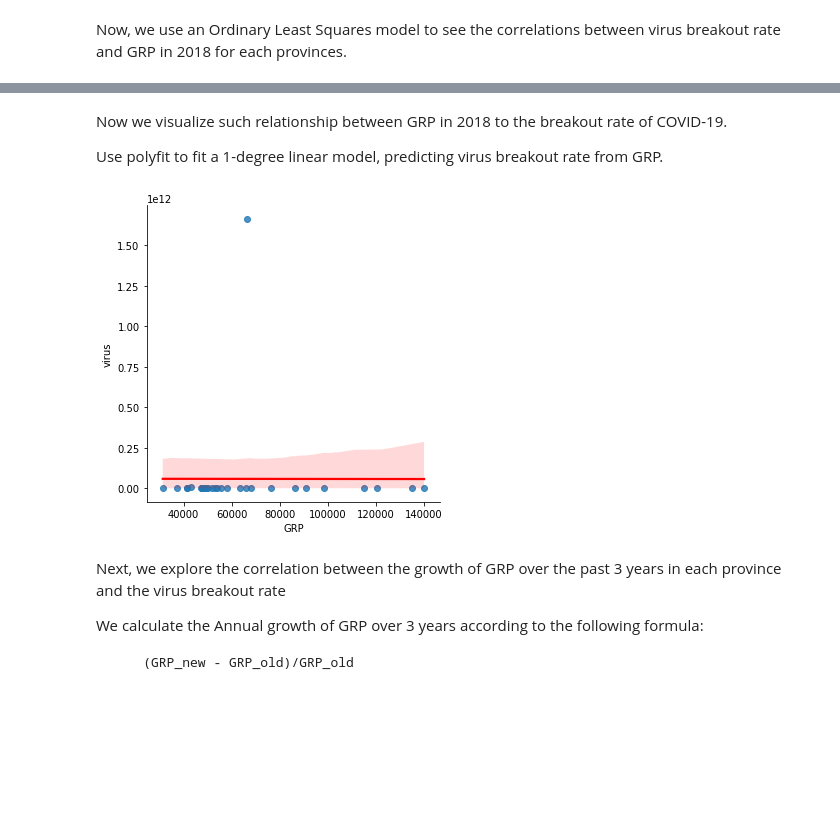
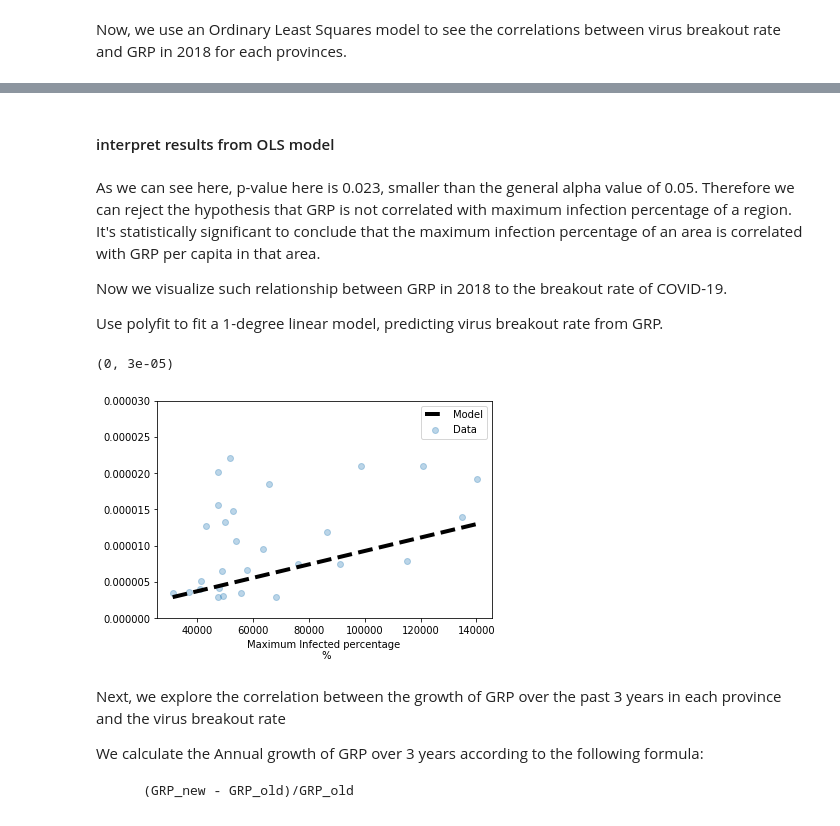
Before and after one commit to Alphaaaaabet/Regional-Economic-Status-and-COVID-19-Spread-Speed-in-China, a Jupyter notebook: FinalProject_group044.ipynb, the cells around one changed output, grey strips where cells are left out. Saved outputs shown, nothing was run; the diff lists cells and outputs as text; code cells hidden in the pictures; blank space fills up the shorter version.

```diff
--- a/FinalProject_group044.ipynb
+++ b/FinalProject_group044.ipynb
@@ -727,0 +684,12 @@ strong multicollinearity or other numerical problems.
+# %%
+#drop observation in Hubei
+GRP_virus = GRP_virus[GRP_virus.Region != 'Hubei']
+#set up the outcome and what we use to predict using pasty
+o1, p1 = patsy.dmatrices('max ~ GRP', GRP_virus)
+# Now use statsmodels to intialize an OLS linear model
+# This step initializes the model, and provides the data (but not actually compute the model)
+mod_GRP_dropped = sm.OLS(o1, p1)
+# fit the model
+res_GRP_dropped = mod_GRP_dropped.fit()
+# Check out the results
+print(res_GRP_dropped.summary())
@@ -728,20 +714,30 @@ strong multicollinearity or other numerical problems.
+# %% [markdown]
+#### interpret results from OLS model
 # %% [markdown]
+As we can see here, p-value here is 0.023, smaller than the general alpha value of 0.05. Therefore we can reject the hypothesis that GRP is not correlated with maximum infection percentage of a region. It's statistically significant to conclude that the maximum infection percentage of an area is correlated with GRP per capita in that area.
+
 Now we visualize such relationship between GRP in 2018 to the breakout rate of COVID-19.
 
 Use polyfit to fit a 1-degree linear model, predicting virus breakout rate from GRP.
-# %%
-a2, b2 = np.polyfit(GRP_virus['GRP'], GRP_virus['virus'], 1)
-#plt.plot(GRP_virus['virus'],GRP_virus['GRP'],'.')
-#plt.title('GRP vs. virus breakout rate by Province')
-#plt.xlabel("COVID-19 breakout rate \n %" )
-#plt.ylabel("GRP (yuan)")
-#pred_virus_on_GRP = GRP_virus['GRP']*a2+b2
-#plt.plot(GRP_virus['GRP'],pred_virus_on_GRP,'red')
-#make a scatter plot
-sns.lmplot(x='GRP', y='virus', data=GRP_virus, fit_reg=True, line_kws={'color': 'red'})
-f1 = plt.gcf()
-# %% [output]
-[figure, removed]
+# %%
+# Plot the orginal data (as before)
+plt.scatter(GRP_virus['GRP'], GRP_virus['max'], alpha=0.3, label='Data');
+
+# Generate and plot the model fit line
+xs = np.arange(GRP_virus['GRP'].min(), GRP_virus['GRP'].max())
+# use the coefficient from OLS summary above
+ys = 9.272e-11 * xs
+plt.plot(xs, ys, '--k', linewidth=4, label='Model')
+
+plt.xlabel('GRP per capita \n (yuan)')
+plt.xlabel('Maximum Infected percentage \n %')
+plt.legend()
+plt.ylim()
+plt.ylim(top = 0.00003)
+plt.ylim(bottom = 0)
+# %% [output]
+(0, 3e-05)
+[figure, added]
 # %% [markdown]
 Next, we explore the correlation between the growth of GRP over the past 3 years in each province and the virus breakout rate
 
```
Also changed, not shown: parts of 26 cells of this notebook.
